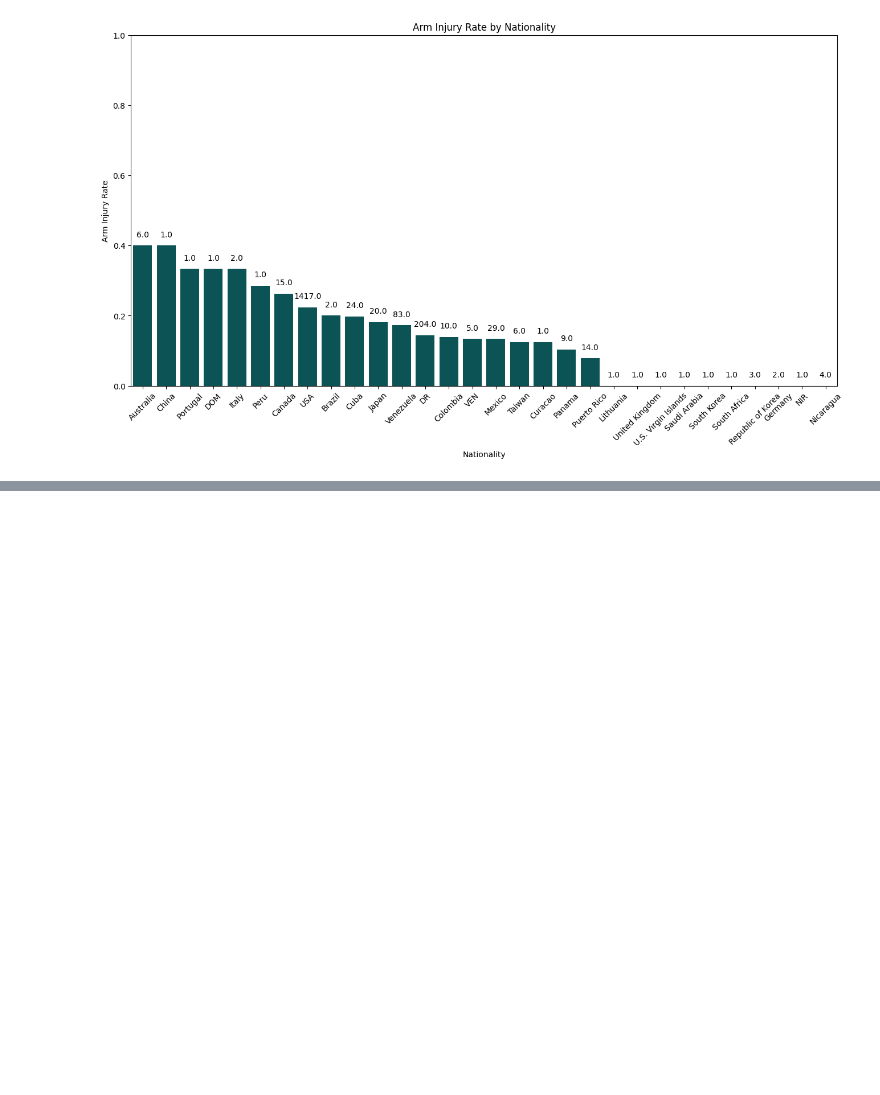
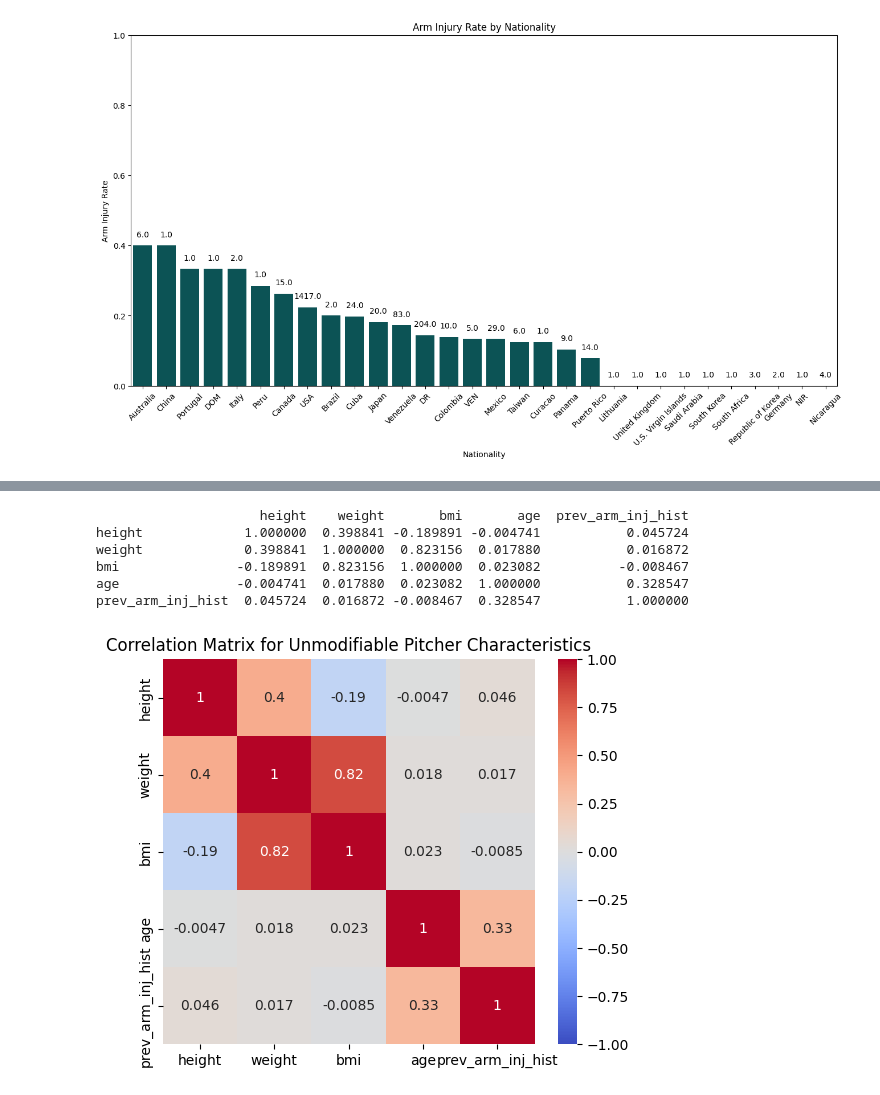
Before and after one commit to SatrunsDream/Workload-effect-on-pitcher-injury, a Jupyter notebook: EDA.ipynb, the cells around one changed output, grey strips where cells are left out. Cells and saved outputs as stored; diff of their text form; code cells hidden in the pictures; blank space fills up the shorter version.

```diff
--- a/EDA.ipynb
+++ b/EDA.ipynb
@@ -638,0 +650,19 @@ pitcher_data_w_injuries
+# %%
+
+corr_matrix = df[unmodifiable_cols].corr()
+
+print(corr_matrix)
+
+# Optional: Heatmap for visualization
+plt.figure(figsize=(6, 5))
+sns.heatmap(corr_matrix, annot=True, cmap='coolwarm', vmin=-1, vmax=1)
+plt.title("Correlation Matrix for Unmodifiable Pitcher Characteristics")
+plt.show()
+# %% [output]
+                     height    weight       bmi       age  prev_arm_inj_hist
+height             1.000000  0.398841 -0.189891 -0.004741           0.045724
+weight             0.398841  1.000000  0.823156  0.017880           0.016872
+bmi               -0.189891  0.823156  1.000000  0.023082          -0.008467
+age               -0.004741  0.017880  0.023082  1.000000           0.328547
+prev_arm_inj_hist  0.045724  0.016872 -0.008467  0.328547           1.000000
+[figure, added]
```
Also changed, not shown: parts of 1 cell of this notebook, 14 other files.
